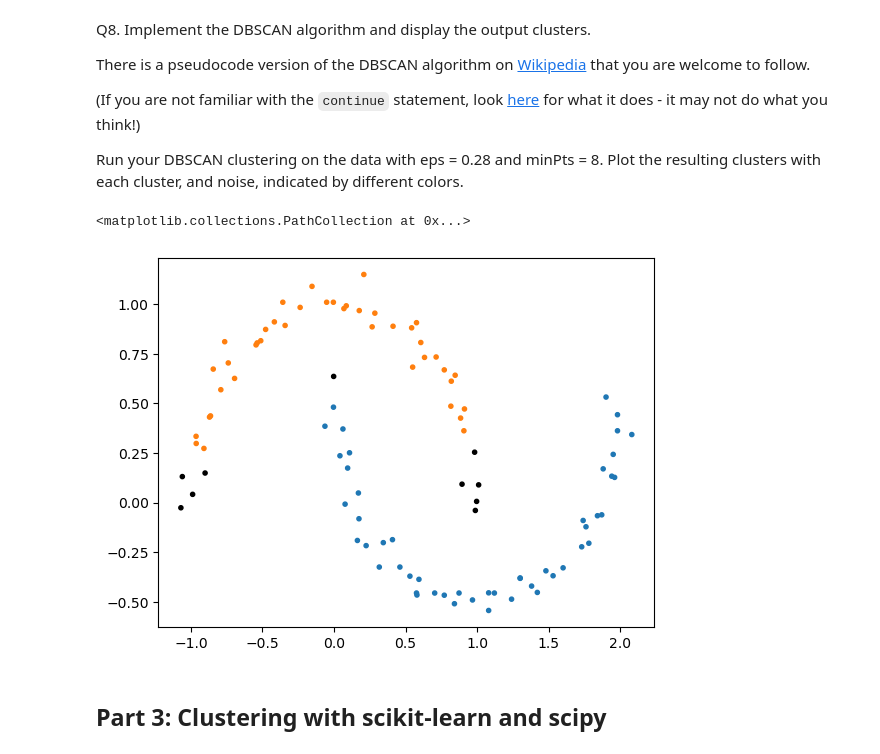
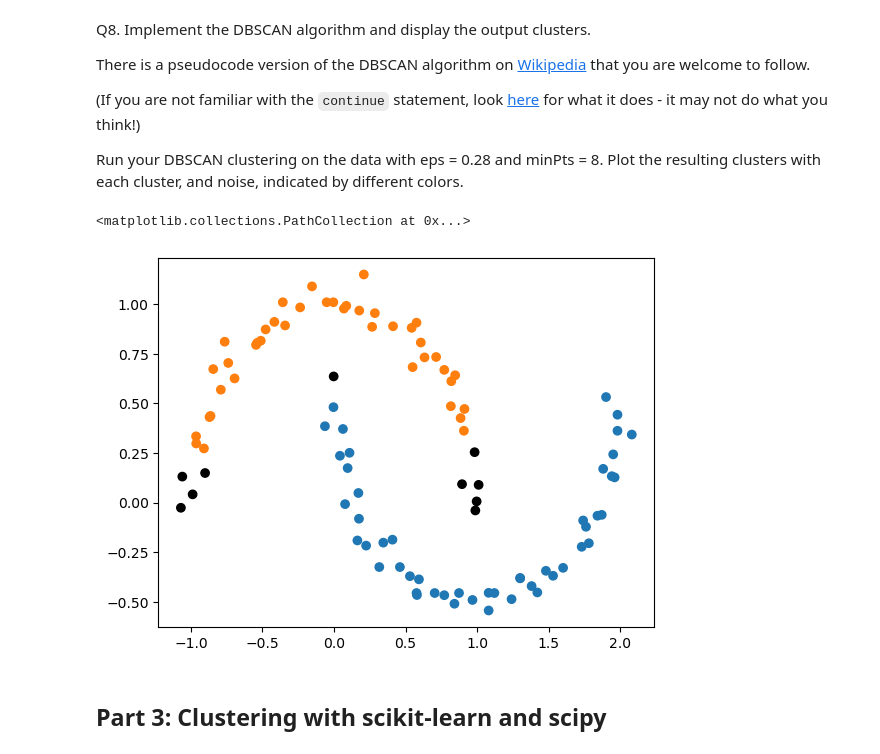
Before and after one commit to jakerm2002/Assignment-5-Clustering, a Jupyter notebook: HW5 - Clustering.ipynb, the cells around one changed output. Drawn from its saved outputs; the diff is of its cells as text; code cells hidden in the pictures.

```diff
--- a/HW5 - Clustering.ipynb
+++ b/HW5 - Clustering.ipynb
@@ -189,41 +191,45 @@ def DBSCAN(data, eps, min_pts):
             visited.append(i)
             neighbors = []
             for j in range(len(data)):
-                if sqrt(square(data[i][0]-data[j][0])+square(data[i][1]-data[j][1])) < eps:
+                # will be neighbor if the distance is within eps
+                if sqrt(square(data[i][0]-data[j][0]) + square(data[i][1]-data[j][1])) < eps:
                     neighbors.append(j)
+            # if there are not enough neighbors, it is noise
             if len(neighbors) < min_pts:
                 noise.append(i)
             else:
                 cluster = []
                 cluster.append(i)
                 for k in neighbors:
                     if k not in visited:
                         visited.append(k)
-                        neighbors2 = []
+                        secondNeighbors = [] # neighbors of the neighbor
                         for l in range(len(data)):
-                            if sqrt(square(data[k][0]-data[l][0])+square(data[k][1]-data[l][1])) < eps:
-                                neighbors2.append(l)
-                        if len(neighbors2) >= min_pts:
-                            neighbors.extend(neighbors2)
+                            if sqrt(square(data[k][0]-data[l][0]) + square(data[k][1]-data[l][1])) < eps:
+                                secondNeighbors.append(l)
+                        if len(secondNeighbors) >= min_pts:
+                            neighbors.extend(secondNeighbors)
                     if k not in noise and k not in cluster:
                         cluster.append(k)
                 clusters.append(cluster)
     return clusters, noise
 
 clusters, noise = DBSCAN(data, 0.28, 8)
 colors = []
+
+# give different clusters different colors
 for i in range(len(data)):
     if i in noise:
         colors.append("black")
     else:
         for j in range(len(clusters)):
             if i in clusters[j]:
                 colors.append("C"+str(j))
 
-plt.scatter(data[:,0],data[:,1], marker='.', c=colors)
+plt.scatter(data[:,0], data[:,1], c=colors)
 # %% [output]
 <matplotlib.collections.PathCollection at 0x...>
-[figure, old version]
+[figure, new version]
 # %% [markdown]
 ## Part 3: Clustering with scikit-learn and scipy
 # %% [markdown]
```
Also changed, not shown: parts of 5 cells of this notebook.
